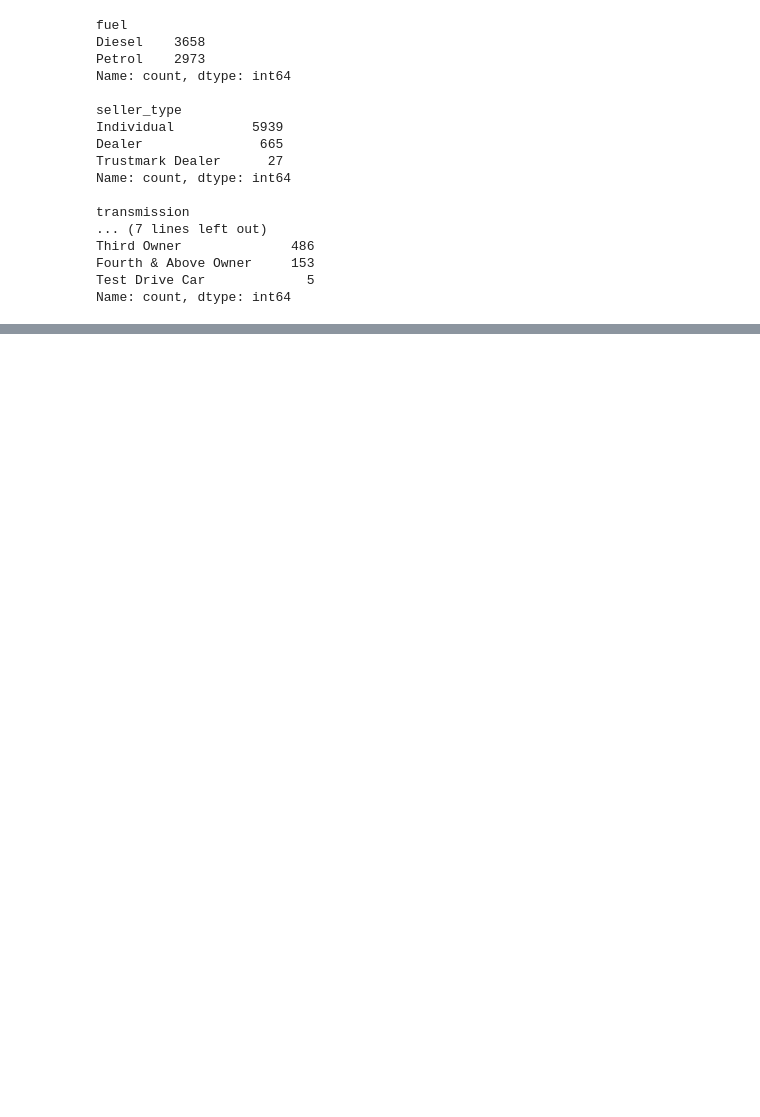
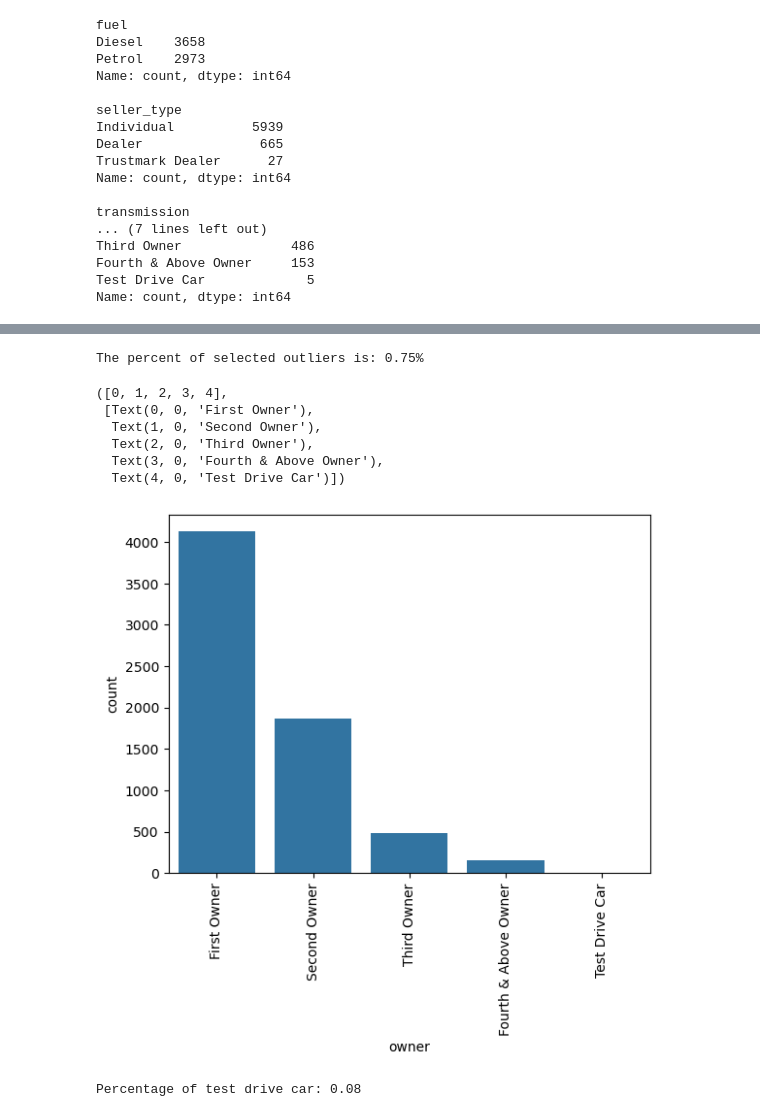
Before and after one commit to parabamoghv/Erdos-AU2024-CarSalesPricePrediction, a Jupyter notebook: notebooks/01_data_cleaning.ipynb, the cells around one changed output, grey strips where cells are left out. Cells and saved outputs as stored; diff of their text form; code cells hidden in the pictures; blank space fills up the shorter version.

```diff
--- a/notebooks/01_data_cleaning.ipynb
+++ b/notebooks/01_data_cleaning.ipynb
@@ -302,6 +387,0 @@ We can merge some categorical values with other. For example: we can merge deale
-# %%
-#Knowing that the data was collected in 2020, a variable Age is added by subtracting the variabe year fron 2020.
-df['age']=2020-df['year']
-df.drop("year", axis=1)
-
-df
@@ -321,0 +388,22 @@ df
+# %%
+#Selling price vs the year in which the car was bought shows that there are outliers that need to be removed
+df_no_outliers = df[df['year'] > 2000]
+print(f"The percent of selected outliers is: {(len(df)-len(df_no_outliers))/len(df)*100:.2f}%")
+# %% [output]
+The percent of selected outliers is: 0.75%
+# %%
+sns.countplot(data=df,x="owner")
+plt.xticks(rotation=90)
+# %% [output]
+([0, 1, 2, 3, 4],
+ [Text(0, 0, 'First Owner'),
+  Text(1, 0, 'Second Owner'),
+  Text(2, 0, 'Third Owner'),
+  Text(3, 0, 'Fourth & Above Owner'),
+  Text(4, 0, 'Test Drive Car')])
+[figure, added]
+# %%
+df_test_drive=df[df["owner"]=="Test Drive Car"]
+print(f"Percentage of test drive car: {len(df_test_drive)/len(df)*100:.2f}")
+# %% [output]
+Percentage of test drive car: 0.08
```
Also changed, not shown: parts of 64 cells of this notebook, 6 other files.
